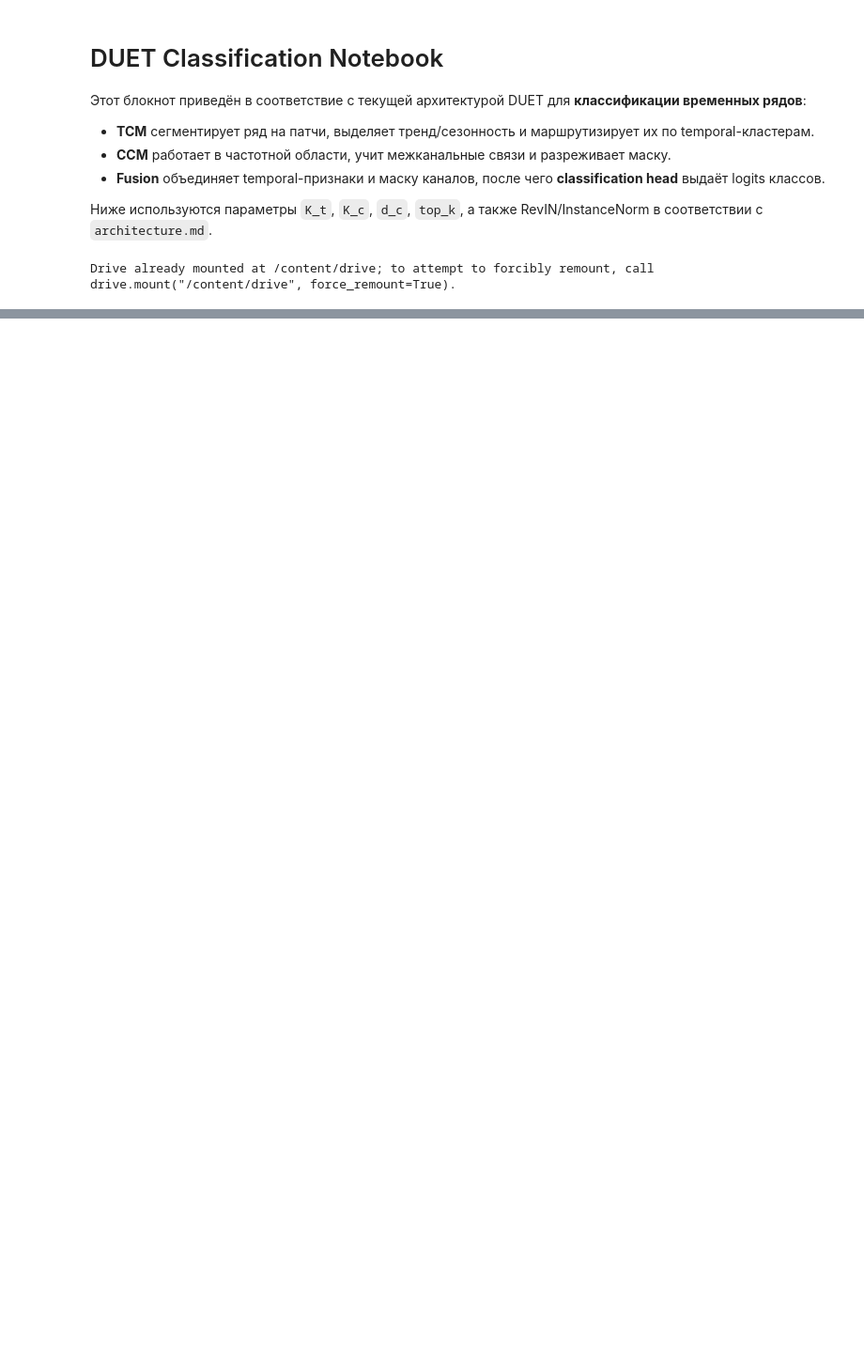
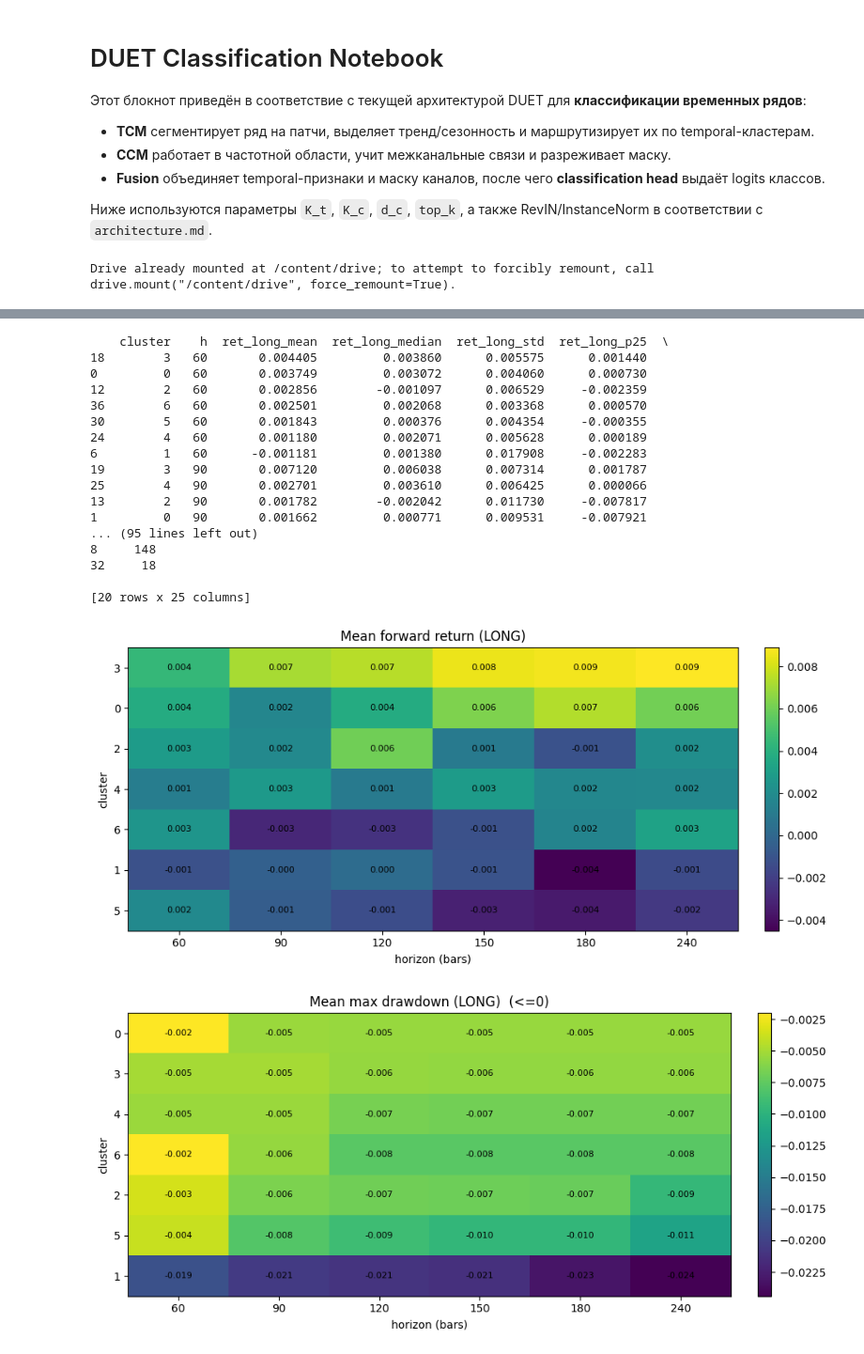
Before and after one commit to SIA86/-DUET, a Jupyter notebook: duet_class/DUET_classification.ipynb, the cells around one changed output, grey strips where cells are left out. Shown at 94% size. Drawn from its saved outputs; the diff is of its cells as text; code cells hidden in the pictures; blank space fills up the shorter version.

```diff
--- a/duet_class/DUET_classification.ipynb
+++ b/duet_class/DUET_classification.ipynb
@@ -452,0 +482,16 @@ Sample 258: True=3, Pred=0 ❌
+# %%
+# @title Предикт по валидации или тесту для быстрой проверки
+
+from pipeline.predict import predict_dataset_batched
+
+pred_t0 = fold0["val"]["t0"]
+pred_x = fold0["val"]["X"]
+
+# pred_t0 = fold0["test"]["t0"]
+# pred_x = fold0["test"]["X"]
+
+# Предсказания
+y_pred, y_probs = predict_dataset_batched(model, pred_x, config, device="cuda", threshold=None)
+
+print(f"Prediction labels array shape {y_pred.shape}")
+print(f"Prediction probs array shape {y_probs.shape}")
@@ -452,0 +536,60 @@ Sample 258: True=3, Pred=0 ❌
+# %%
+# df_prices: DataFrame с колонкой Close и тем же индексом, что и anomaly_indexes
+# anomaly_indexes: индексы аномалий (int позиции или timestamps)
+# sample_labels: кластер для каждой аномалии
+
+from drive.MyDrive.stocks.duet.duet_class.pipeline.analyze_future_effect import (
+    ClusterFutureEffect,
+    FutureEffectConfig,
+    ClusterFutureEffectViz,
+)
+
+HORIZONS = (60, 90, 120, 150, 180, 240)
+
+e = ClusterFutureEffect(FutureEffectConfig(horizons=HORIZONS, price_col="Close"))
+# ЕСЛИ ДАВАЛИ БУДУЩЕЕ, ТО ОБЯЗАТЕЛЬНО СМЕЩАЕМ ТОЧКУ ВХОДА-------------\/
+out = e.evaluate(df_with_pred, anomaly_indx, sample_labels, open_price_shift=20)
+
+per_event = out["per_event"]   # детально по каждой аномалии и горизонту
+summary = out["summary"]       # агрегаты по кластеру и горизонту
+print(summary.sort_values(["h", "ret_long_mean"], ascending=[True, False]).head(20))
+
+viz = ClusterFutureEffectViz()
+viz.plot_heatmaps(summary)
+
+viz.plot_winrate_bars(
+    summary,
+    horizons=HORIZONS,
+    side="long",
+    min_count=30,
+    top_k=20,
+    sort_by="mean",
+)
+viz.plot_winrate_bars(
+    summary,
+    horizons=HORIZONS,
+    side="short",
+    min_count=30,
+    top_k=20,
+    sort_by="mean",
+)
+# %% [output]
+    cluster    h  ret_long_mean  ret_long_median  ret_long_std  ret_long_p25  \
+18        3   60       0.004405         0.003860      0.005575      0.001440
+0         0   60       0.003749         0.003072      0.004060      0.000730
+12        2   60       0.002856        -0.001097      0.006529     -0.002359
+36        6   60       0.002501         0.002068      0.003368      0.000570
+30        5   60       0.001843         0.000376      0.004354     -0.000355
+24        4   60       0.001180         0.002071      0.005628      0.000189
+6         1   60      -0.001181         0.001380      0.017908     -0.002283
+19        3   90       0.007120         0.006038      0.007314      0.001787
+25        4   90       0.002701         0.003610      0.006425      0.000066
+13        2   90       0.001782        -0.002042      0.011730     -0.007817
+1         0   90       0.001662         0.000771      0.009531     -0.007921
+... (95 lines left out)
+8     148
+32     18
+
+[20 rows x 25 columns]
+[figure, added]
+[figure, added]
```
Also changed, not shown: parts of 18 cells of this notebook, 6 other files.
